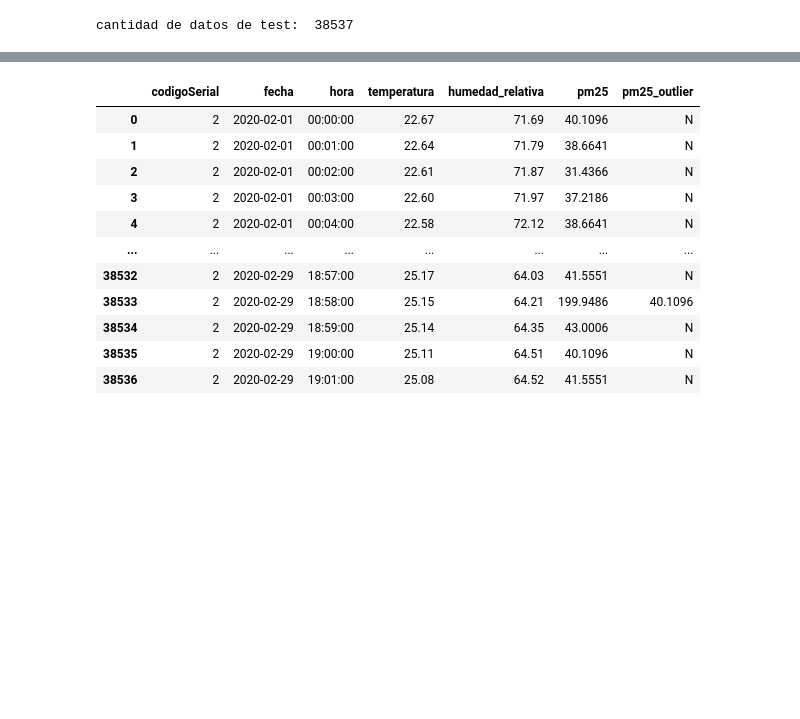
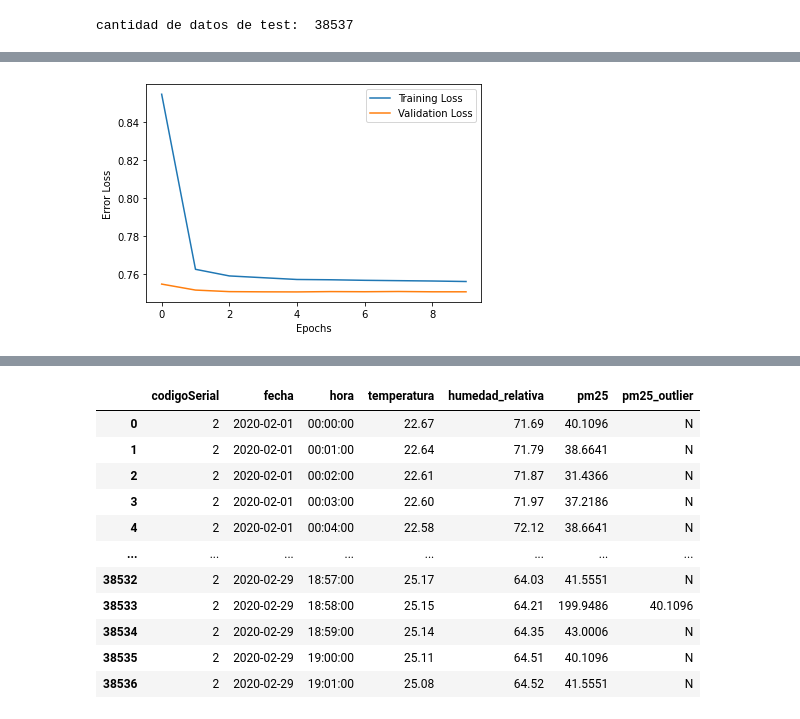
Before and after one commit to ferrcho024/Objetive_1, a Jupyter notebook: Outlier Detection/Autoencoder_MSE.ipynb, the cells around one changed output, grey strips where cells are left out. Cells and saved outputs as stored; diff of their text form; code cells hidden in the pictures; blank space fills up the shorter version.

```diff
--- a/Outlier Detection/Autoencoder_MSE.ipynb
+++ b/Outlier Detection/Autoencoder_MSE.ipynb
@@ -172,0 +111,84 @@ Tiempo total: 0:01:19.784959
+# %%
+filtro = 32
+kernel = 7
+
+
+# model = keras.Sequential(
+#     [
+#         layers.Input(shape=(x_train.shape[1], x_train.shape[2])),
+#         layers.Conv1D(
+#             filters=filtro, kernel_size=kernel, padding="same", strides=2, activation="relu"
+#         ),
+#         layers.Dropout(rate=0.2),
+#         layers.Conv1D(
+#             filters=filtro/2, kernel_size=kernel, padding="same", strides=2, activation="relu"
+#         ),
+#         layers.Conv1DTranspose(
+#             filters=filtro/2, kernel_size=kernel, padding="same", strides=2, activation="relu"
+#         ),
+#         layers.Dropout(rate=0.2),
+#         layers.Conv1DTranspose(
+#             filters=filtro, kernel_size=kernel, padding="same", strides=2, activation="relu"
+#         ),
+#         layers.Conv1DTranspose(filters=1, kernel_size=kernel, padding="same"),
+#     ]
+# )
+
+## TFLM no tiene soporte para a capa Conv1D, por lo cual es necesario pasar a Conv2D agregando una dimensión mas:
+## https://stackoverflow.com/questions/66664484/tensorflow-lite-on-arduino-nano-33-ble-didnt-find-op-for-builtin-opcode-expa
+
+model = keras.Sequential(
+        [
+            layers.Input(shape=(x_train.shape[1], x_train.shape[2], 1)),
+            layers.Conv2D(
+                filters=filtro, kernel_size=(kernel, 1), padding="same", strides=2, activation="relu"
+            ),
+            layers.Dropout(rate=0.2),
+            layers.Conv2D(
+                filters=filtro/2, kernel_size=(kernel, 1), padding="same", strides=2, activation="relu"
+            ),
+            layers.Conv2DTranspose(
+                filters=filtro/2, kernel_size=(kernel, 1), padding="same", strides=2, activation="relu"
+            ),
+            layers.Dropout(rate=0.2),
+            layers.Conv2DTranspose(
+                filters=filtro, kernel_size=(kernel, 1), padding="same", strides=2, activation="relu"
+            ),
+            layers.Conv2DTranspose(filters=1, kernel_size=(kernel, 1), padding="same"),
+        ]
+    )
+
+
+
+
+model.compile(optimizer=keras.optimizers.Adam(learning_rate=0.0001), loss="mse")
+
+model.summary()
+#plot_model(model, to_file='model_plot_convo.png', show_shapes=True, show_layer_names=True)
+
+history = model.fit(
+    x_train,
+    x_train,
+    verbose=0,
+    epochs=50,
+    batch_size=128,
+    validation_split=0.1,
+    validation_data=(x_train,x_train),
+    callbacks=[
+        keras.callbacks.EarlyStopping(monitor="val_loss", patience=5, mode="min")
+    ],
+)
+
+fin = datetime.now()
+#print("Tiempo RNN:", time_rnn.time())
+#print("Tiempo de entrenamiento:",tiempo_entrenamiento)
+print("Tiempo total:", fin-inicio)
+
+plt.plot(history.history["loss"], label="Training Loss")
+plt.plot(history.history["val_loss"], label="Validation Loss")
+plt.xlabel('Epochs')
+plt.ylabel('Error Loss')
+plt.legend()
+#plt.savefig("Auto_training.eps", dpi=200, bbox_inches='tight')
+plt.show()
+# %% [output]
@@ -173,2 +212,3 @@ Tiempo total: 0:01:19.784959
+[figure, added]
 # %%
 x_train_pred = model.predict(x_train)
```
Also changed, not shown: parts of 11 cells of this notebook, 20 other files.
